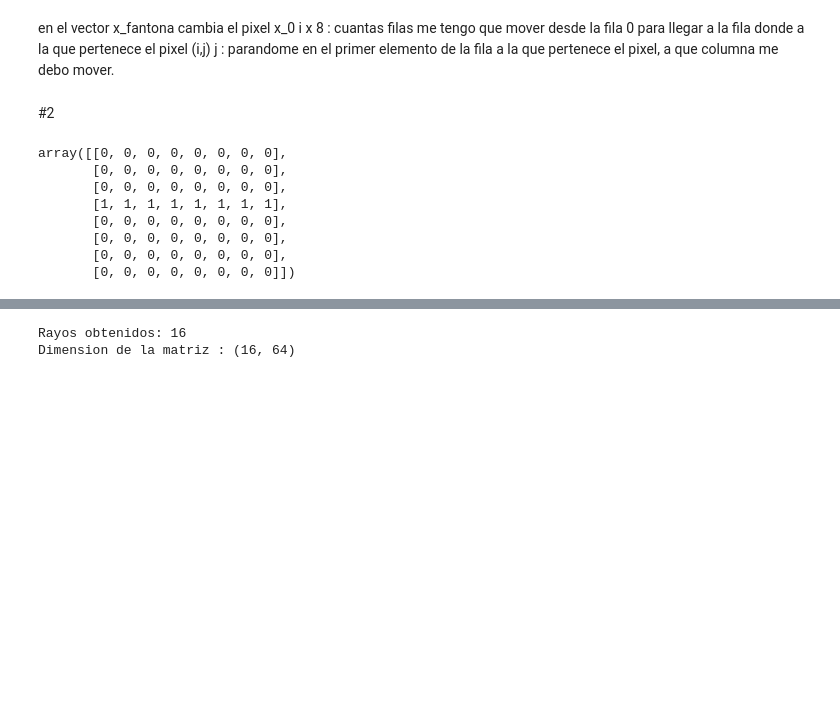
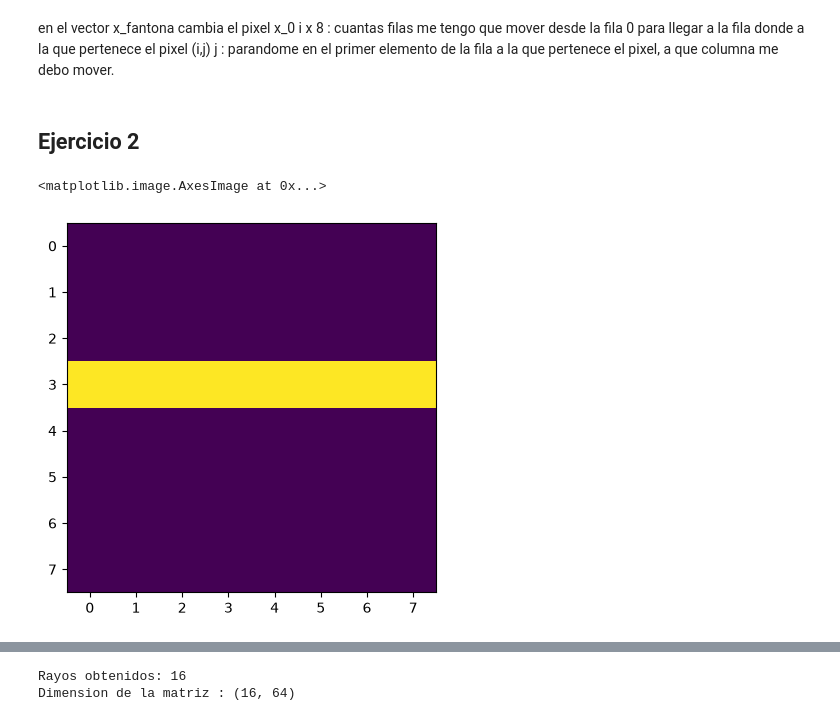
Before and after one commit to basmaxxx/metodos, a Jupyter notebook: TP1-Metodos.ipynb, the cells around one changed output, grey strips where cells are left out. Saved outputs shown, nothing was run; the diff lists cells and outputs as text; code cells hidden in the pictures; blank space fills up the shorter version.

```diff
--- a/TP1-Metodos.ipynb
+++ b/TP1-Metodos.ipynb
@@ -84,5 +85,5 @@ en el vector x_fantona cambia el pixel x_0
 i x 8 : cuantas filas me tengo que mover desde la fila 0 para llegar a la fila donde a la que pertenece el pixel (i,j)
 j : parandome en el primer elemento de la fila a la que pertenece el pixel, a que columna me debo mover.
 # %% [markdown]
-#2
+## Ejercicio 2
 # %%
@@ -100,21 +101,16 @@ def mascara_rayo(n, direccion, s):
 
     return M
 # %%
-#b
-A= mascara_rayo(8,(1,0),3)
-B= mascara_rayo(8,(0,1),5)
-C= mascara_rayo(8,(1,1),7)
-D= mascara_rayo(8,(1,-1),0)
-E= mascara_rayo(8,(2,1),8)
+#Inciso B
+MA_r= mascara_rayo(8,(1,0),3)
+MB_r= mascara_rayo(8,(0,1),5)
+MC_r= mascara_rayo(8,(1,1),7)
+MD_r= mascara_rayo(8,(1,-1),0)
+ME_r= mascara_rayo(8,(2,1),8)
 # %%
-A
+#visualizamos las matrices
+plt.imshow(MA_r)
 # %% [output]
-array([[0, 0, 0, 0, 0, 0, 0, 0],
-       [0, 0, 0, 0, 0, 0, 0, 0],
-       [0, 0, 0, 0, 0, 0, 0, 0],
-       [1, 1, 1, 1, 1, 1, 1, 1],
-       [0, 0, 0, 0, 0, 0, 0, 0],
-       [0, 0, 0, 0, 0, 0, 0, 0],
-       [0, 0, 0, 0, 0, 0, 0, 0],
-       [0, 0, 0, 0, 0, 0, 0, 0]])
+<matplotlib.image.AxesImage at 0x...>
+[figure, added]
 # %%
```
Also changed, not shown: parts of 116 cells of this notebook.
